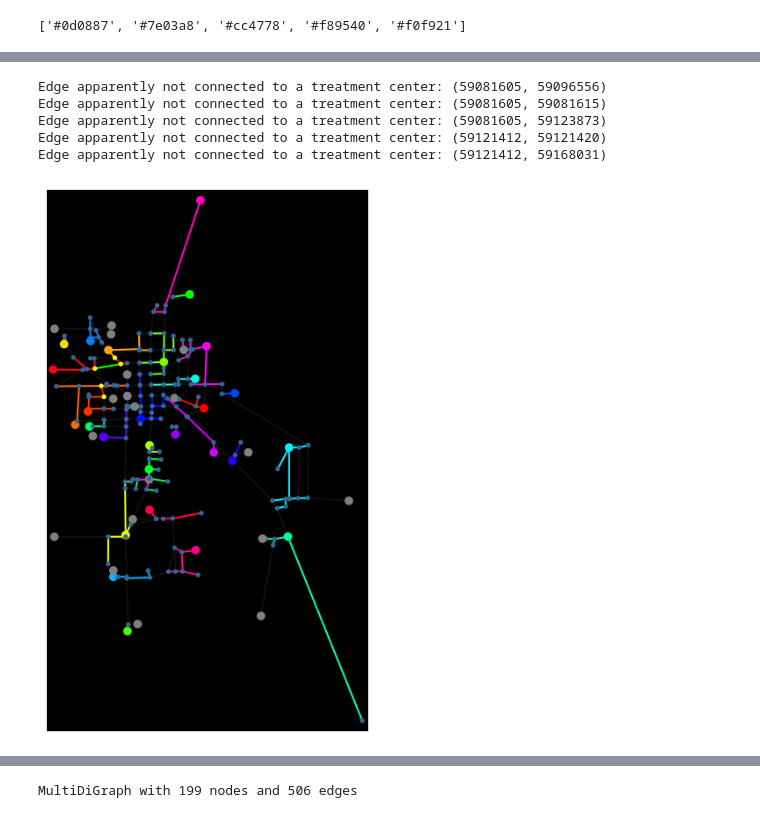
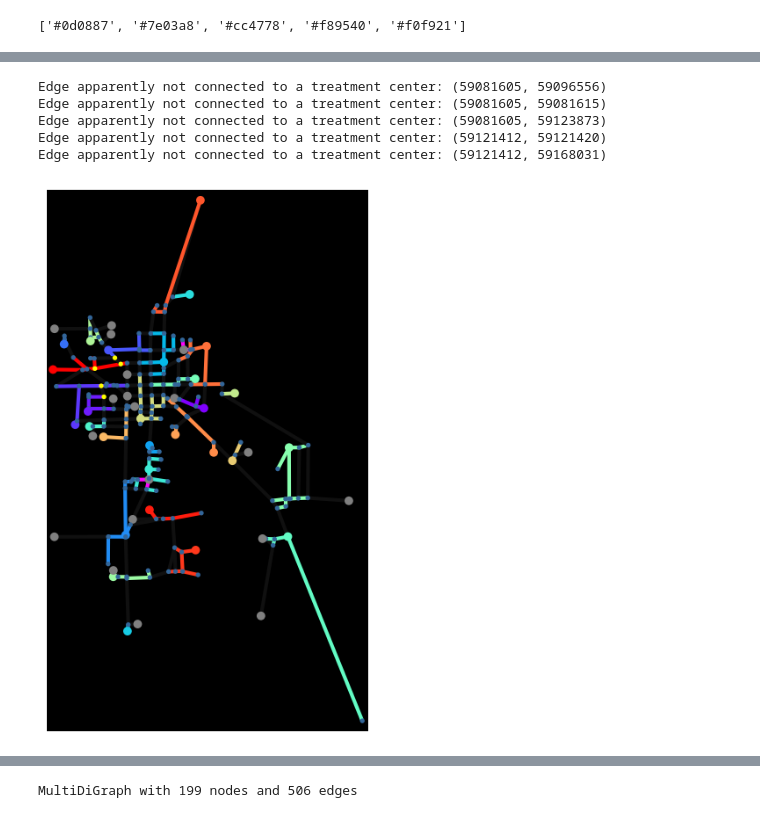
Before and after one commit to matt-banschbach/CMOR492-DWS, a Jupyter notebook: visualization/visual_sandbox.ipynb, the cells around one changed output, grey strips where cells are left out. Saved outputs shown, nothing was run; the diff lists cells and outputs as text; code cells hidden in the pictures.

```diff
--- a/visualization/visual_sandbox.ipynb
+++ b/visualization/visual_sandbox.ipynb
@@ -160,14 +160,15 @@ print(colors)
 ['#0d0887', '#7e03a8', '#cc4778', '#f89540', '#f0f921']
 # %%
 def plot_pipe_network(graph, treatment_nodes, source_nodes, y, z,
-                      x=None, highlighted_nodes=None, highlighted_edges=None):
+                      x=None, highlighted_nodes=None, highlighted_edges=None,
+                      edge_width=3, cmap_name="hsv"):
     """
     Plots a pipe network with special colors for used/unused treatment nodes and selected edges.
     """
     selected_treatment_centers = [node for node in treatment_nodes if y[node] == 1]
     treatment_center_colors = {center : color for center, color in zip(selected_treatment_centers,
                                                                        generate_hex_colors(len(selected_treatment_centers),
-                                                                                           cmap_name="hsv"))}
+                                                                                           cmap_name=cmap_name))}
     node_colors = []
     for node in graph.nodes:
         if highlighted_nodes is not None and node in highlighted_nodes:
@@ -176,7 +177,7 @@ def plot_pipe_network(graph, treatment_nodes, source_nodes, y, z,
             if y[node] == 1:
                 node_colors.append(treatment_center_colors[node]) # Node is a treatment node and is selected by model
             else:
-                node_colors.append("gray") # Node is a treatment node but was not selected
+                node_colors.append("#404040") # Node is a treatment node but was not selected
         elif node in source_nodes:
             node_colors.append("#336699") # A neutral blue color
         else:
@@ -190,15 +191,17 @@ def plot_pipe_network(graph, treatment_nodes, source_nodes, y, z,
                 if path_end == treatment_node:
                     node_path_assignment[treatment_node].append(path_start)
 
+    # OSMnx only plots MultiDiGraphs, so we need to check for arcs going in either direction
     is_selected = lambda edge : z[*edge] == 1 or z[*edge[::-1]] == 1
 
     edge_colors = []
     for edge in graph.edges(data=False):
-        if highlighted_edges is not None and (edge in highlighted_edges or edge[::-1] in highlighted_edges):
-            if is_selected(edge):
+        if highlighted_edges is not None \
+                and (edge in highlighted_edges or edge[::-1] in highlighted_edges):
+            if is_selected(edge): # Edge is in z and is highlighted
                 edge_colors.append("#00FF00") # Bright green
-            else:
-                edge_colors.append("#FF0000") # Bright red
+            else: # Edge is not in z but is highlighted
+                edge_colors.append("#880000") # Dark red
         elif is_selected(edge):
             if x is None:
                 edge_colors.append("white")
@@ -206,7 +209,7 @@ def plot_pipe_network(graph, treatment_nodes, source_nodes, y, z,
                 found_color = False
                 for treatment_node, sources in node_path_assignment.items():
                     if not found_color and (edge[0] in sources or edge[0] == treatment_node) \
-                        and (edge[1] in sources or edge[1] == treatment_node):
+                            and (edge[1] in sources or edge[1] == treatment_node):
                         edge_colors.append(treatment_center_colors[treatment_node])
                         found_color = True
                 if not found_color:
@@ -225,5 +228,6 @@ def plot_pipe_network(graph, treatment_nodes, source_nodes, y, z,
 
     node_sizes = [50 if node in treatment_nodes else 15 for node in graph.nodes]
 
-    ox.plot_graph(G, node_color=node_colors, node_size=node_sizes, edge_color=edge_colors, edge_linewidth=1.5, bgcolor="#000000")
+    ox.plot_graph(G, node_color=node_colors, node_size=node_sizes, edge_color=edge_colors,
+                  edge_linewidth=edge_width, bgcolor="#000000")
 # %%
@@ -233,9 +239,11 @@ plot_pipe_network(G, treatment_nodes, source_nodes, y_sol[1], z_sol[1], highligh
 # %%
-plot_pipe_network(G, treatment_nodes, source_nodes, y_sol[0], z_sol[0], x=x_sol[0], highlighted_nodes=nodes_changed_set, highlighted_edges=edges_changed)
+plot_pipe_network(G, treatment_nodes, source_nodes, y_sol[0], z_sol[0], x=x_sol[0],
+                  highlighted_nodes=nodes_changed_set, #highlighted_edges=edges_changed,
+                  cmap_name="rainbow")
 # %% [output]
 Edge apparently not connected to a treatment center: (59081605, 59096556)
 Edge apparently not connected to a treatment center: (59081605, 59081615)
 Edge apparently not connected to a treatment center: (59081605, 59123873)
 Edge apparently not connected to a treatment center: (59121412, 59121420)
 Edge apparently not connected to a treatment center: (59121412, 59168031)
-[figure, old version]
+[figure, new version]
```
Also changed, not shown: parts of 3 cells of this notebook.
